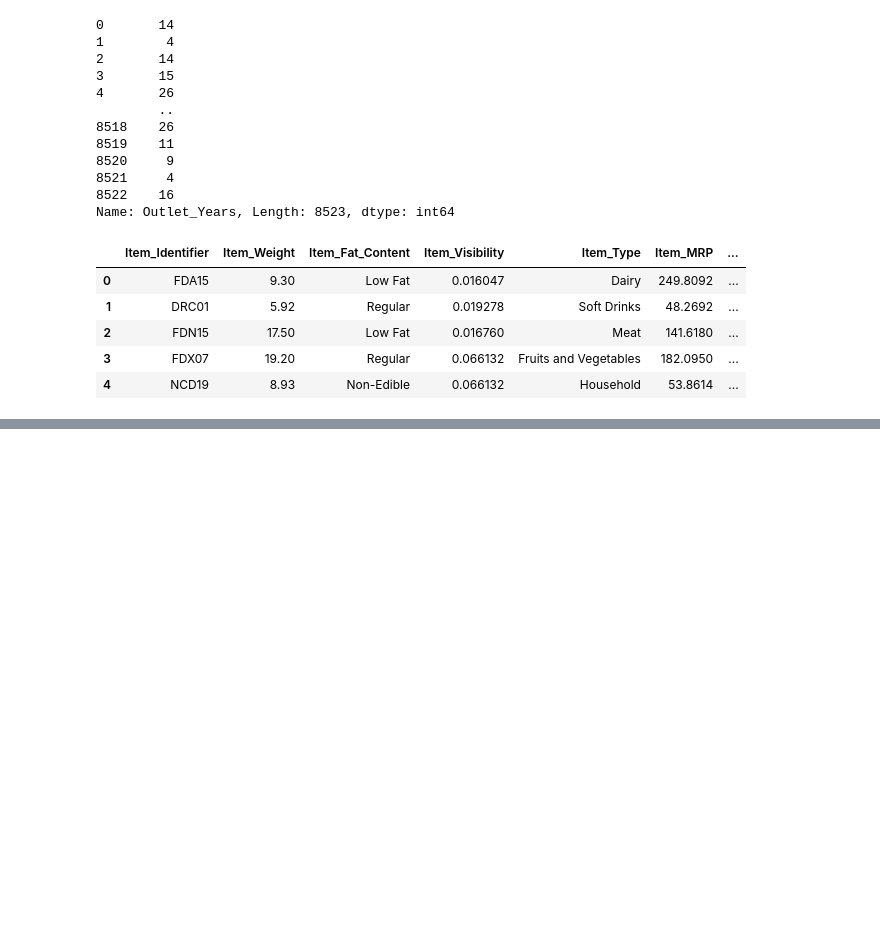
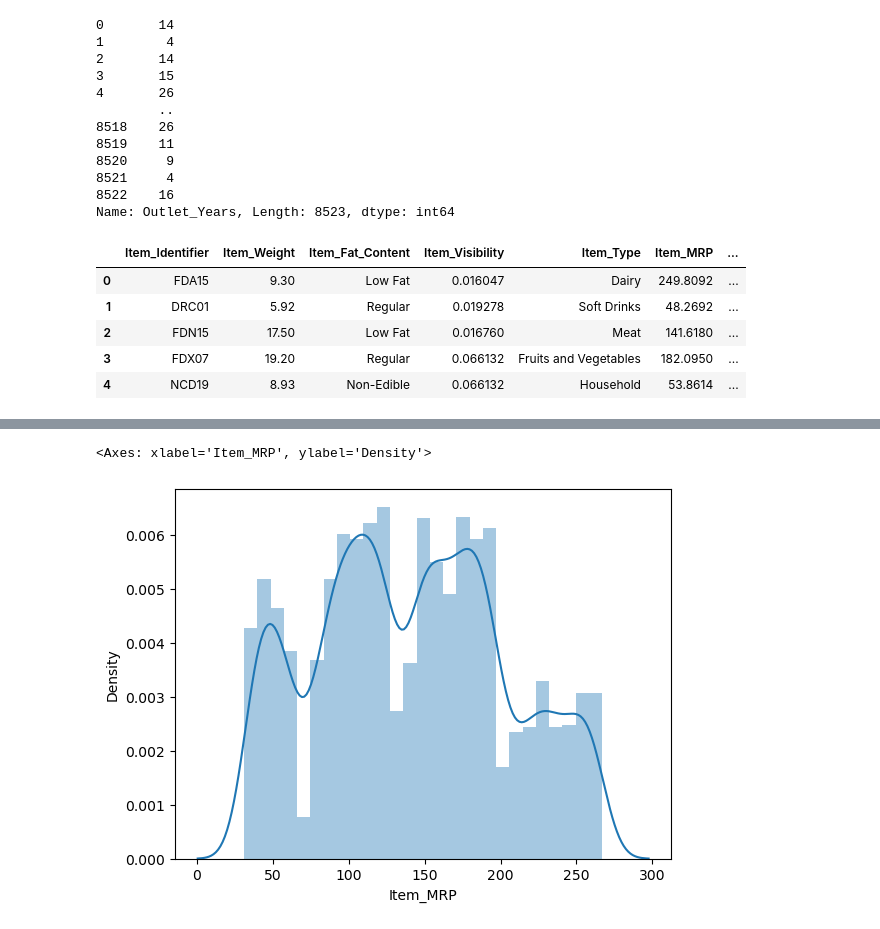
Before and after one commit to parveenxkashyap/bigmart-sales-prediction, a Jupyter notebook: notebook.ipynb, the cells around one changed output, grey strips where cells are left out. Cells and saved outputs as stored; diff of their text form; code cells hidden in the pictures; blank space fills up the shorter version.

```diff
--- a/notebook.ipynb
+++ b/notebook.ipynb
@@ -307,0 +320,5 @@ df.head()
+# %%
+sns.distplot(df['Item_MRP'])
+# %% [output]
+<Axes: xlabel='Item_MRP', ylabel='Density'>
+[figure, added]
```
Also changed, not shown: parts of 12 cells of this notebook.
